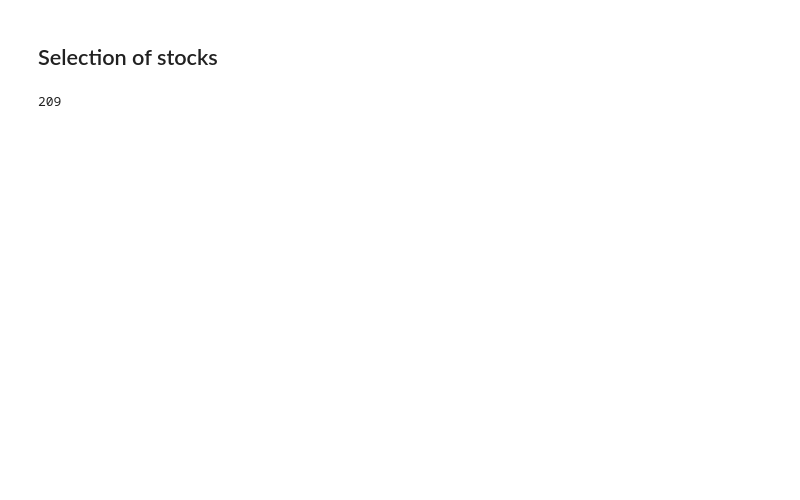
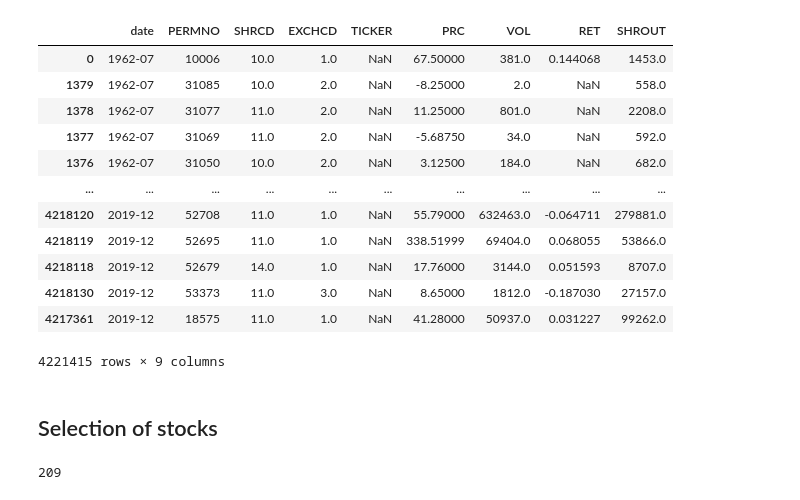
Before and after one commit to nilsjanvier/msc_fbd_portfolflio_trading, a Jupyter notebook: Trading project Midi.ipynb, the cells around one changed output. Drawn from its saved outputs; the diff is of its cells as text; code cells hidden in the pictures; blank space fills up the shorter version.

```diff
--- a/Trading project Midi.ipynb
+++ b/Trading project Midi.ipynb
@@ -18,6 +21,22 @@ def prepareData():
     return df
 df = prepareData()
 df = df.sort_values('date')
+# %%
+df
+# %% [output]
+|  | date | PERMNO | SHRCD | EXCHCD | TICKER | PRC | VOL | RET | SHROUT |
+| 0 | 1962-07 | 10006 | 10.0 | 1.0 | NaN | 67.50000 | 381.0 | 0.144068 | 1453.0 |
+| 1379 | 1962-07 | 31085 | 10.0 | 2.0 | NaN | -8.25000 | 2.0 | NaN | 558.0 |
+| 1378 | 1962-07 | 31077 | 11.0 | 2.0 | NaN | 11.25000 | 801.0 | NaN | 2208.0 |
+| 1377 | 1962-07 | 31069 | 11.0 | 2.0 | NaN | -5.68750 | 34.0 | NaN | 592.0 |
+| 1376 | 1962-07 | 31050 | 10.0 | 2.0 | NaN | 3.12500 | 184.0 | NaN | 682.0 |
+| ... | ... | ... | ... | ... | ... | ... | ... | ... | ... |
+| 4218120 | 2019-12 | 52708 | 11.0 | 1.0 | NaN | 55.79000 | 632463.0 | -0.064711 | 279881.0 |
+| 4218119 | 2019-12 | 52695 | 11.0 | 1.0 | NaN | 338.51999 | 69404.0 | 0.068055 | 53866.0 |
+| 4218118 | 2019-12 | 52679 | 14.0 | 1.0 | NaN | 17.76000 | 3144.0 | 0.051593 | 8707.0 |
+| 4218130 | 2019-12 | 53373 | 11.0 | 3.0 | NaN | 8.65000 | 1812.0 | -0.187030 | 27157.0 |
+| 4217361 | 2019-12 | 18575 | 11.0 | 1.0 | NaN | 41.28000 | 50937.0 | 0.031227 | 99262.0 |
+4221415 rows × 9 columns
 # %%
 #df_group = df.groupby(['PERMNO','date'])[['SHRCD', 'EXCHCD', 'PRC', 'VOL', 'RET','SHROUT']].agg(sum)
 # %% [markdown]
```
Also changed, not shown: parts of 8 cells of this notebook.
